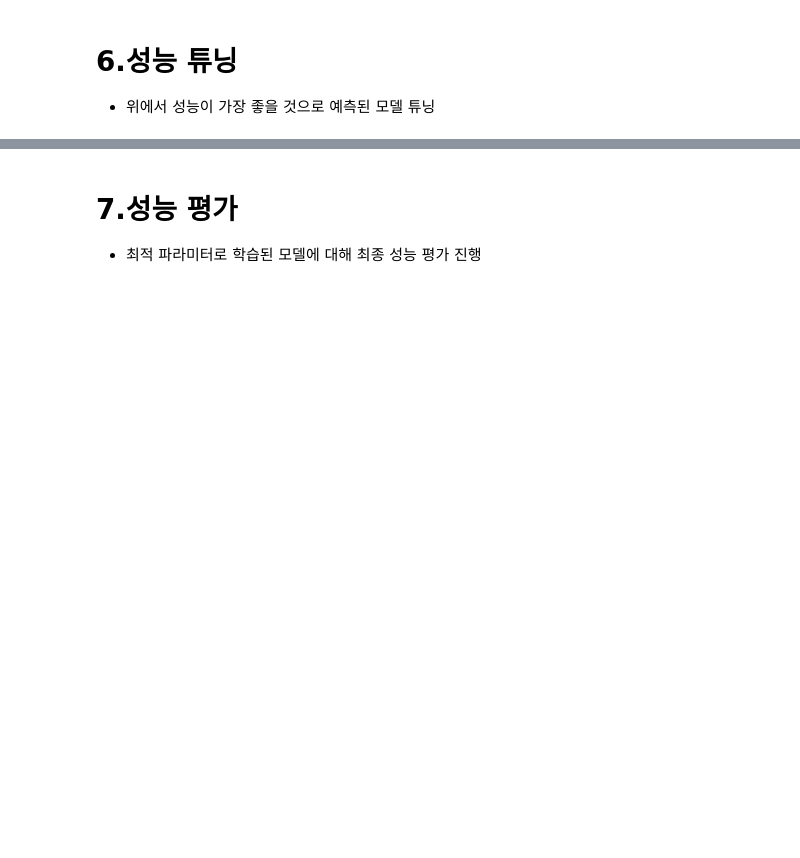
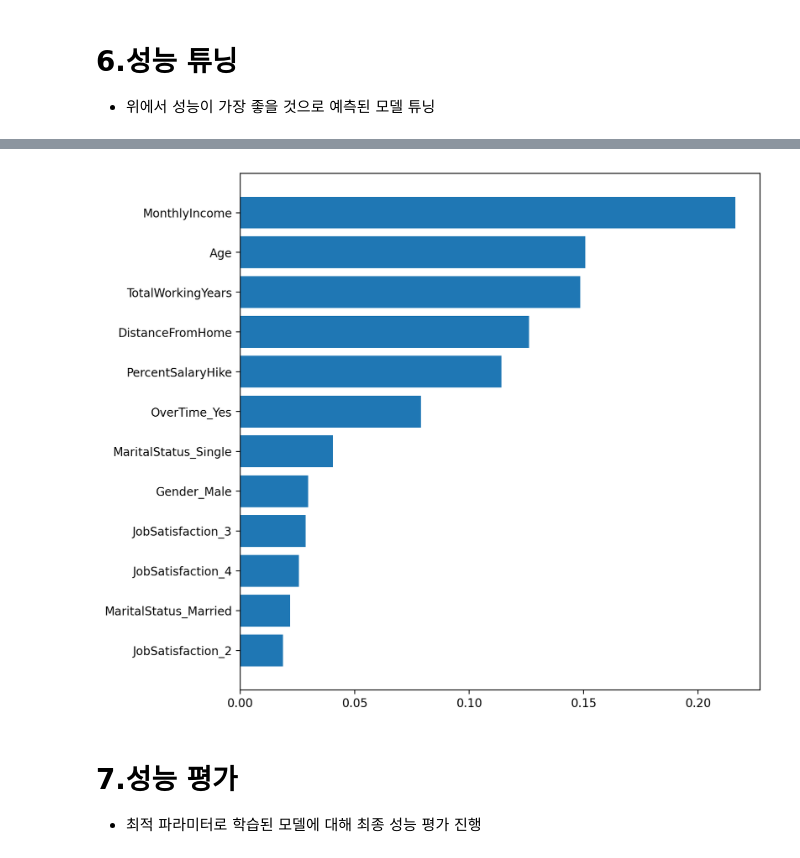
Before and after one commit to dovan2026/maching_learning, a Jupyter notebook: 종합실습_02_Attrition.ipynb, the cells around one changed output, grey strips where cells are left out. Drawn from its saved outputs; the diff is of its cells as text; code cells hidden in the pictures; blank space fills up the shorter version.

```diff
--- a/종합실습_02_Attrition.ipynb
+++ b/종합실습_02_Attrition.ipynb
@@ -84,3 +118,11 @@ df.describe()
+# %%
+# 모듈 불러오기
+from sklearn.preprocessing import MinMaxScaler
+# 정규화
+scaler = MinMaxScaler()
+scaler.fit(X_train)
+X_train = scaler.transform(X_train)
+X_test = scaler.transform(X_test)
 # %% [markdown]
 # 4.성능 예측
 
@@ -151,3 +243,4 @@ df.describe()
 - Random Forest 알고리즘으로 모델링하고 K-Fold CV로 성능 검증
 # %%
 # 선언하기
+model_rf = RandomForestClassifier()
@@ -195,12 +331,12 @@ df.describe()
 - 위에서 성능이 가장 좋을 것으로 예측된 모델 튜닝
 # %%
 # 기본 모델 선언
-
+modelno1 = model_rf
 
 # 파라미터 지정
-
-
+param = {'max_depth' : range(1,51)}
 
 # 모델 선언
+model = RandomizedSearchCV(modelno1, param, cv=5, n_iter=20, scoring='accuracy')
 # %%
 # 학습하기(많은 시간이 소요될 수 있음)
@@ -211,3 +364,22 @@ df.describe()
+# %%
+# 변수 중요도 데이터 만들기
+importances = model.best_estimator_.feature_importances_
+feature_names = X.columns  # X가 DataFrame일 때
+
+fi = pd.DataFrame({
+    'feature': feature_names,
+    'importance': importances
+})
+
+# 중요도 순으로 정렬
+fi = fi.sort_values(by='importance', ascending=True)
+
+# 시각화
+plt.figure(figsize=(8, 8))
+plt.barh(fi['feature'], fi['importance'])
+plt.show()
+# %% [output]
+[figure, added]
 # %% [markdown]
 # 7.성능 평가
 
```
Also changed, not shown: parts of 66 cells of this notebook.
